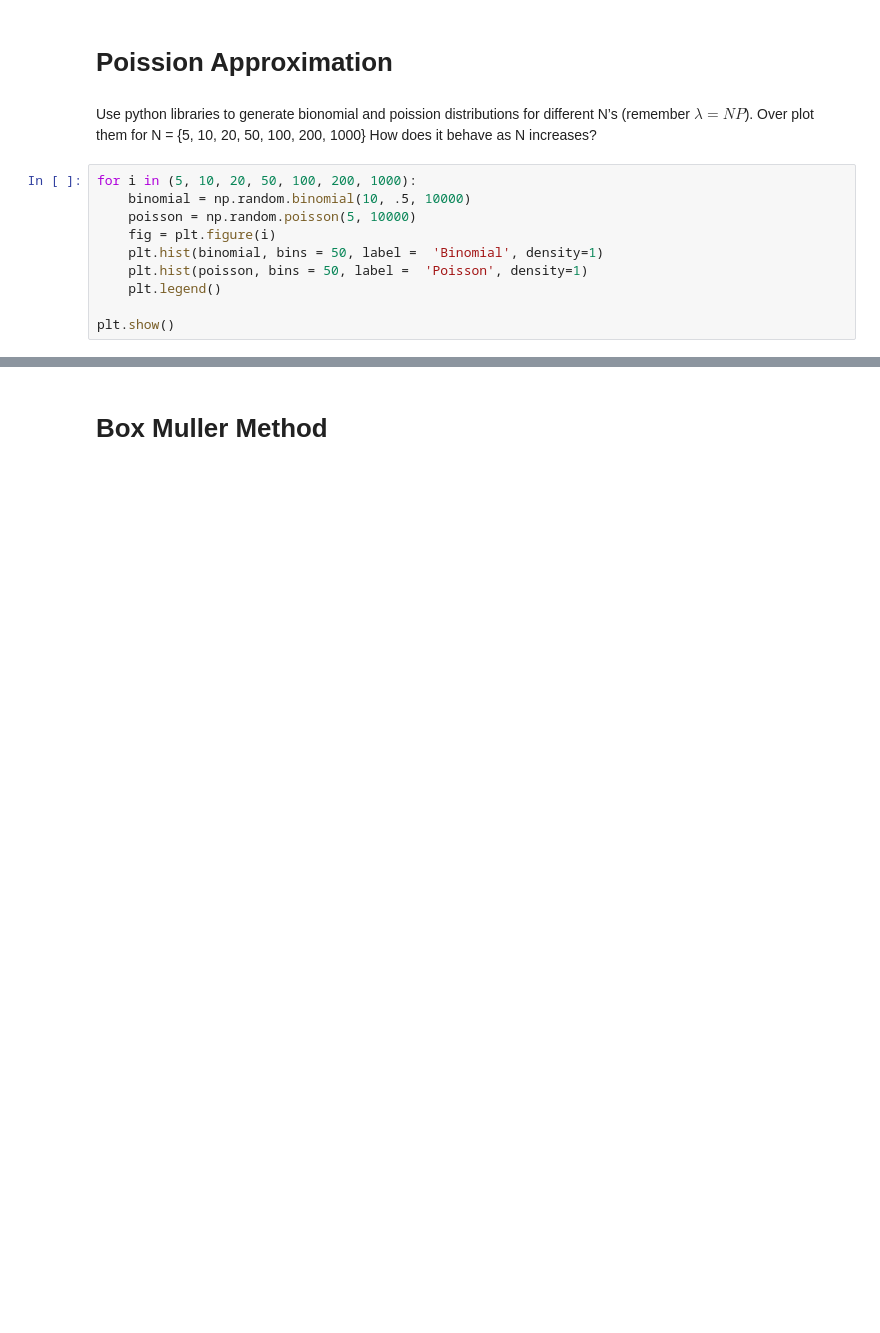
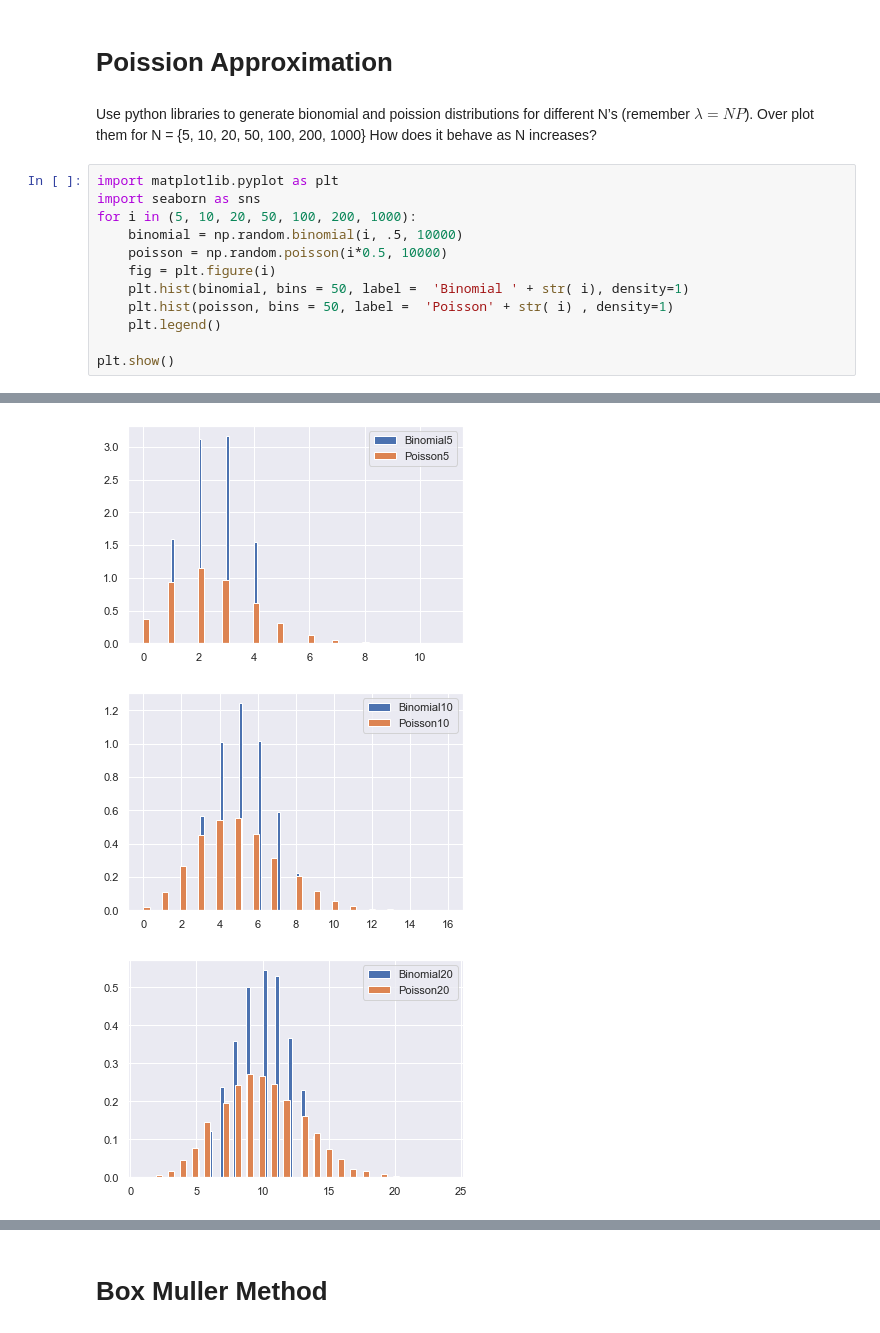
Before and after one commit to SBUDataAnalysis/hw2-NarguessAliz, a Jupyter notebook: Data_Analysis_HW1.ipynb, the cells around one changed output, grey strips where cells are left out. Drawn from its saved outputs; the diff is of its cells as text; blank space fills up the shorter version.

```diff
--- a/Data_Analysis_HW1.ipynb
+++ b/Data_Analysis_HW1.ipynb
@@ -171,12 +171,14 @@ plt.hist(mean, bins = 100);
 Use python libraries to generate bionomial and poission distributions for different N’s (remember $\lambda =NP$). Over plot them for N = {5, 10, 20, 50, 100, 200, 1000}
 How does it behave as N increases?
 # %%
+import matplotlib.pyplot as plt
+import seaborn as sns
 for i in (5, 10, 20, 50, 100, 200, 1000):
-    binomial = np.random.binomial(10, .5, 10000)
-    poisson = np.random.poisson(5, 10000)
+    binomial = np.random.binomial(i, .5, 10000)
+    poisson = np.random.poisson(i*0.5, 10000)
     fig = plt.figure(i)
-    plt.hist(binomial, bins = 50, label =  'Binomial', density=1)
-    plt.hist(poisson, bins = 50, label =  'Poisson', density=1)
+    plt.hist(binomial, bins = 50, label =  'Binomial ' + str( i), density=1)
+    plt.hist(poisson, bins = 50, label =  'Poisson' + str( i) , density=1)
     plt.legend()
 
 plt.show()
@@ -197,0 +186,3 @@ plt.show()
+[figure, added]
+[figure, added]
+[figure, added]
```
Also changed, not shown: parts of 1 cell of this notebook.
